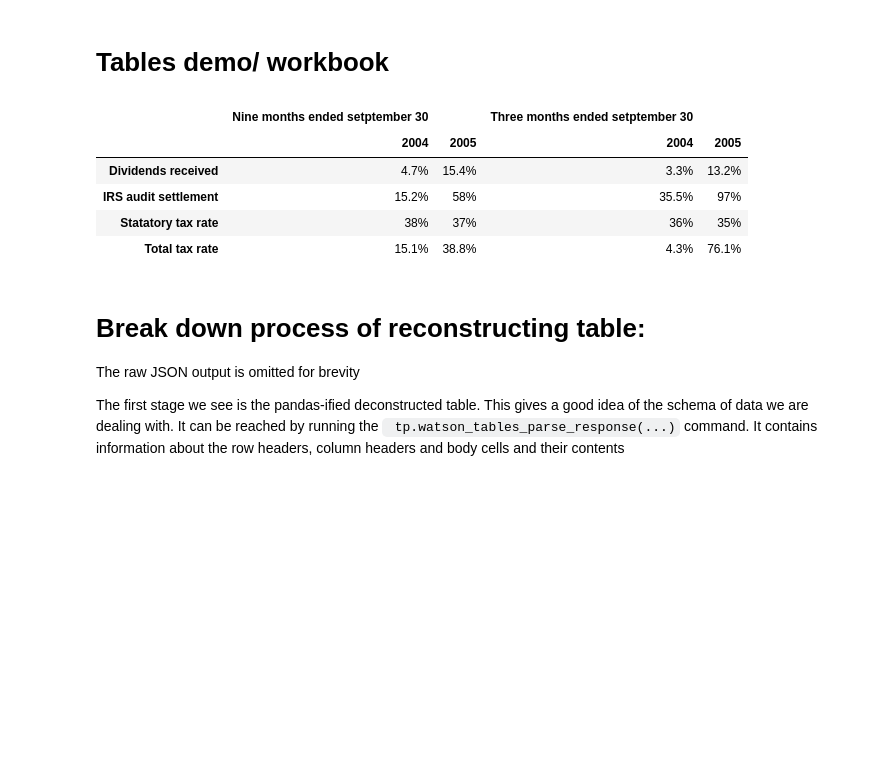
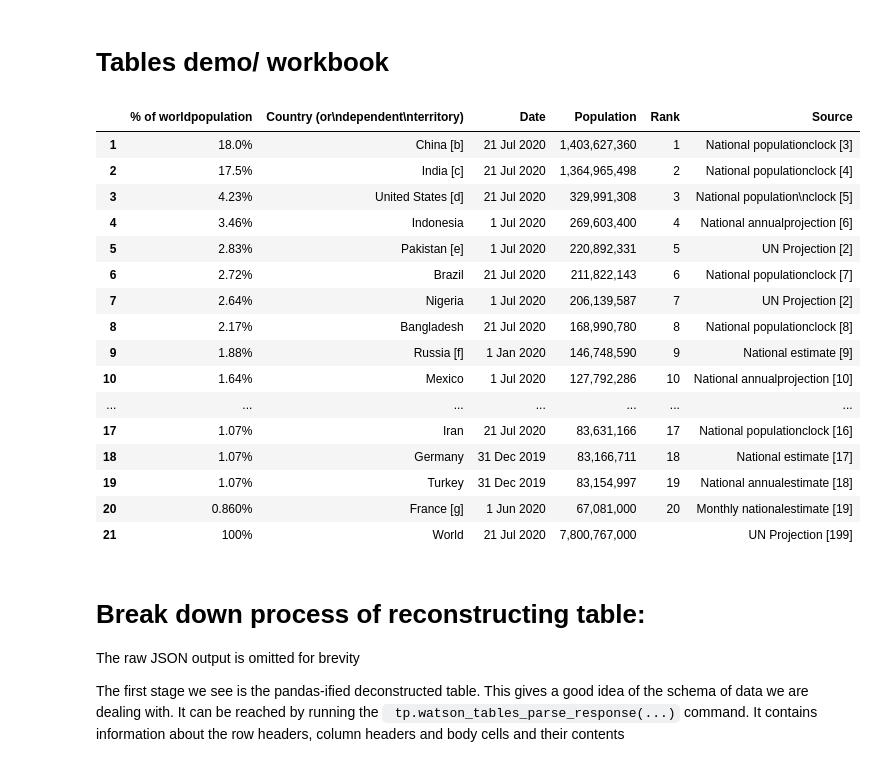
Before and after one commit to CODAIT/text-extensions-for-pandas, a Jupyter notebook: notebooks/Tables.ipynb, the cells around one changed output. Saved outputs shown, nothing was run; the diff lists cells and outputs as text; code cells hidden in the pictures; blank space fills up the shorter version.

Commit message:
cleaned up the Tables notebook a little more

```diff
--- a/notebooks/Tables.ipynb
+++ b/notebooks/Tables.ipynb
@@ -67,18 +67,30 @@ else:
         responses_dict = json.load(archive_file)
 # %%
 #select a response and process it, printing the outputs
-response = responses_dict["double_header_table"]
+response = responses_dict["20-populous-countries"]
 
 #most basic work flow for processing tables
 dfs_dict = tp.watson_tables_parse_response(response)
-tp.make_table(dfs_dict)
+table = tp.make_table(dfs_dict)
+table
 # %% [output]
-|  | Nine months ended setptember 30 |  | Three months ended setptember 30 |  |
-|  | 2004 | 2005 | 2004 | 2005 |
-| Dividends received | 4.7% | 15.4% | 3.3% | 13.2% |
-| IRS audit settlement | 15.2% | 58% | 35.5% | 97% |
-| Statatory tax rate | 38% | 37% | 36% | 35% |
-| Total tax rate | 15.1% | 38.8% | 4.3% | 76.1% |
+|  | % of worldpopulation | Country (or\ndependent\nterritory) | Date | Population | Rank | Source |
+| 1 | 18.0% | China [b] | 21 Jul 2020 | 1,403,627,360 | 1 | National populationclock [3] |
+| 2 | 17.5% | India [c] | 21 Jul 2020 | 1,364,965,498 | 2 | National populationclock [4] |
+| 3 | 4.23% | United States [d] | 21 Jul 2020 | 329,991,308 | 3 | National population\nclock [5] |
+| 4 | 3.46% | Indonesia | 1 Jul 2020 | 269,603,400 | 4 | National annualprojection [6] |
+| 5 | 2.83% | Pakistan [e] | 1 Jul 2020 | 220,892,331 | 5 | UN Projection [2] |
+| 6 | 2.72% | Brazil | 21 Jul 2020 | 211,822,143 | 6 | National populationclock [7] |
+| 7 | 2.64% | Nigeria | 1 Jul 2020 | 206,139,587 | 7 | UN Projection [2] |
+| 8 | 2.17% | Bangladesh | 21 Jul 2020 | 168,990,780 | 8 | National populationclock [8] |
+| 9 | 1.88% | Russia [f] | 1 Jan 2020 | 146,748,590 | 9 | National estimate [9] |
+| 10 | 1.64% | Mexico | 1 Jul 2020 | 127,792,286 | 10 | National annualprojection [10] |
+| ... | ... | ... | ... | ... | ... | ... |
+| 17 | 1.07% | Iran | 21 Jul 2020 | 83,631,166 | 17 | National populationclock [16] |
+| 18 | 1.07% | Germany | 31 Dec 2019 | 83,166,711 | 18 | National estimate [17] |
+| 19 | 1.07% | Turkey | 31 Dec 2019 | 83,154,997 | 19 | National annualestimate [18] |
+| 20 | 0.860% | France [g] | 1 Jun 2020 | 67,081,000 | 20 | Monthly nationalestimate [19] |
+| 21 | 100% | World | 21 Jul 2020 | 7,800,767,000 |  | UN Projection [199] |
 # %% [markdown]
 # Break down process of reconstructing table:
 
```
Also changed, not shown: parts of 11 cells of this notebook.
